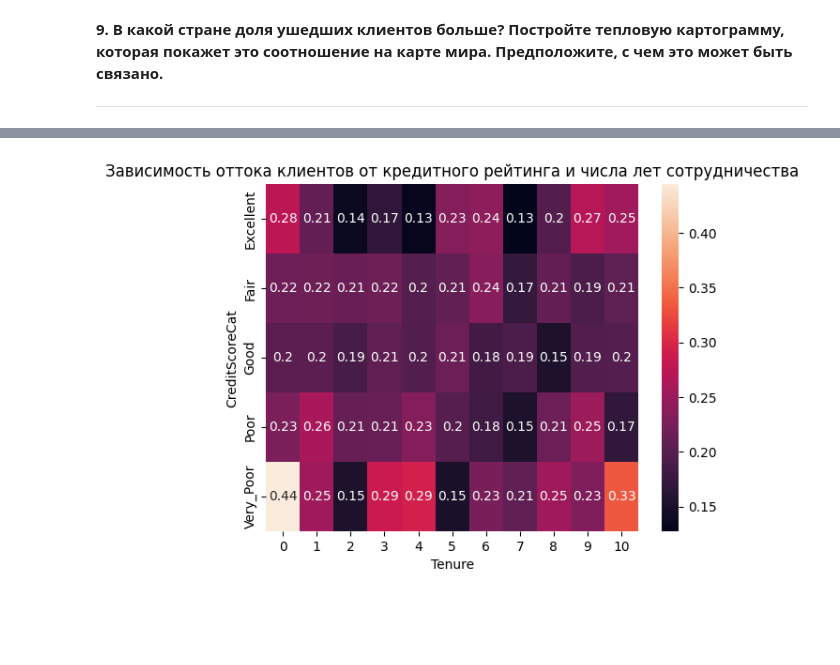
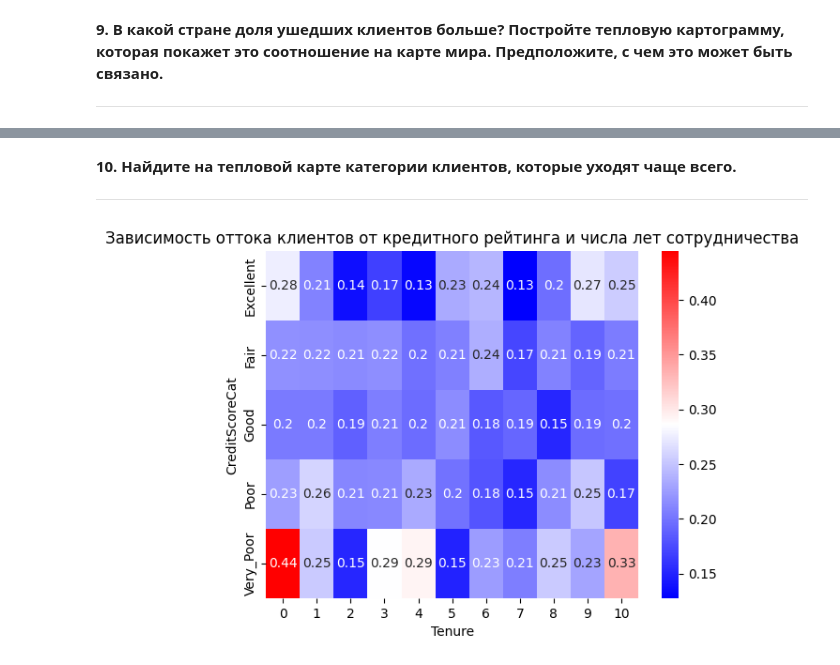
Before and after one commit to Tatpraded/DS_1017_Praded, a Jupyter notebook: Визуализация_постороение_графиков_Банк/churn.ipynb, the cells around one changed output, grey strips where cells are left out. Saved outputs shown, nothing was run; the diff lists cells and outputs as text; code cells hidden in the pictures; blank space fills up the shorter version.

```diff
--- a/Визуализация_постороение_графиков_Банк/churn.ipynb
+++ b/Визуализация_постороение_графиков_Банк/churn.ipynb
@@ -339,28 +373,31 @@ _______________________________________________________
+# %% [markdown]
+**10. Найдите на тепловой карте категории клиентов, которые уходят чаще всего.**
+_______________________________________________________
 # %%
 def get_credit_score_cat(credit_score):
     if credit_score >= 300 and credit_score < 500:
         return "Very_Poor"
     elif credit_score >= 500 and credit_score < 601:
         return "Poor"
     elif credit_score >= 601 and credit_score < 661:
         return "Fair"
     elif credit_score >= 661 and credit_score < 781:
         return "Good"
     elif credit_score >= 851:
         return "Top"
     elif credit_score >= 781 and credit_score < 851:
         return "Excellent"
     elif credit_score < 300:
         return "Deep"
 
 churn_data_df['CreditScoreCat'] = churn_data_df['CreditScore'].apply(get_credit_score_cat)
-pivot = churn_data_df.pivot_table(
+pivot_heat = churn_data_df.pivot_table(
     values='Exited',
     index='CreditScoreCat',
     columns='Tenure'
 )
 fig = plt.figure()
-ax = sns.heatmap(data=pivot, annot=True);
+ax = sns.heatmap(data=pivot_heat,  annot=True, fmt='.2g', cmap= 'bwr');
 ax.set_title('Зависимость оттока клиентов от кредитного рейтинга и числа лет сотрудничества');
 # %% [output]
-[figure, old version]
+[figure, new version]
```
Also changed, not shown: parts of 22 cells of this notebook.
